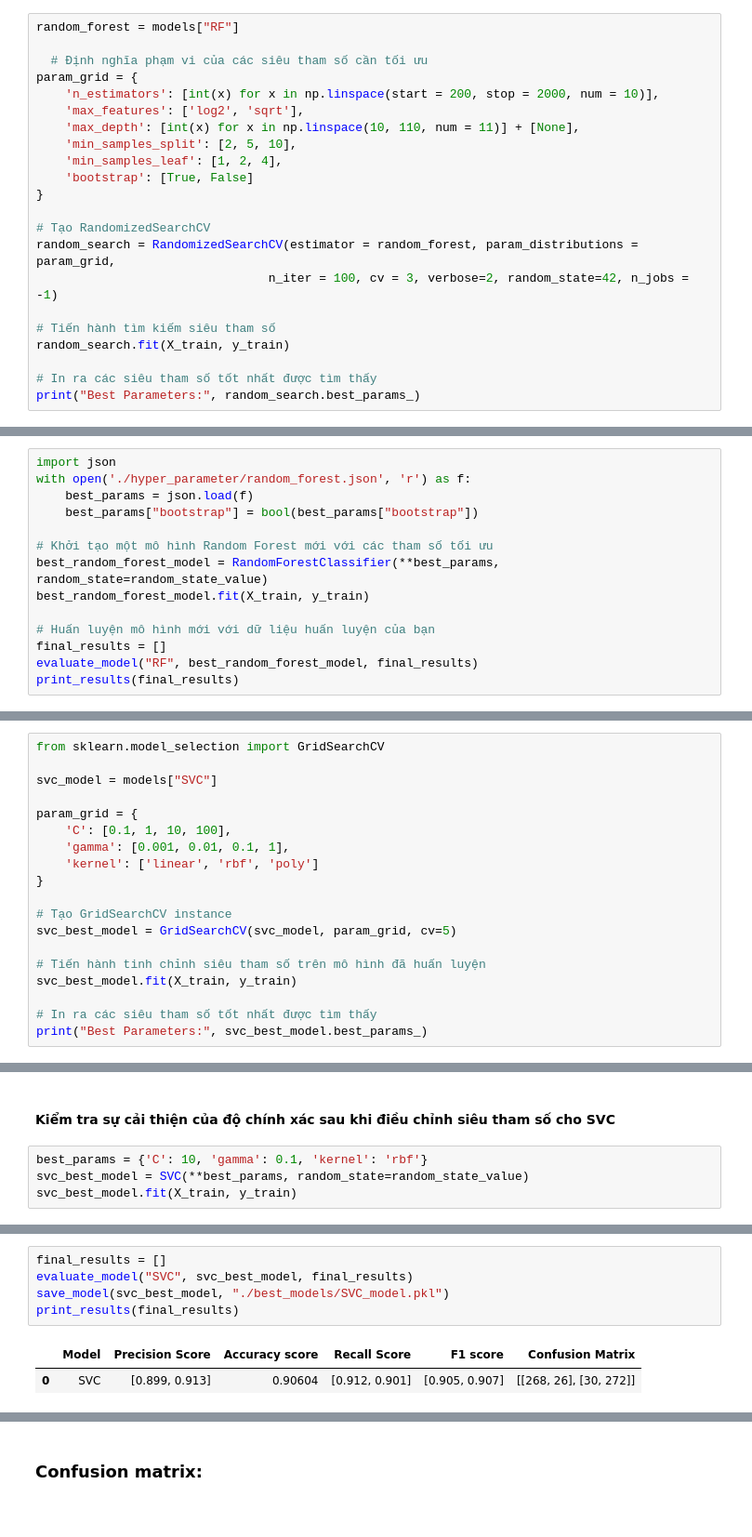
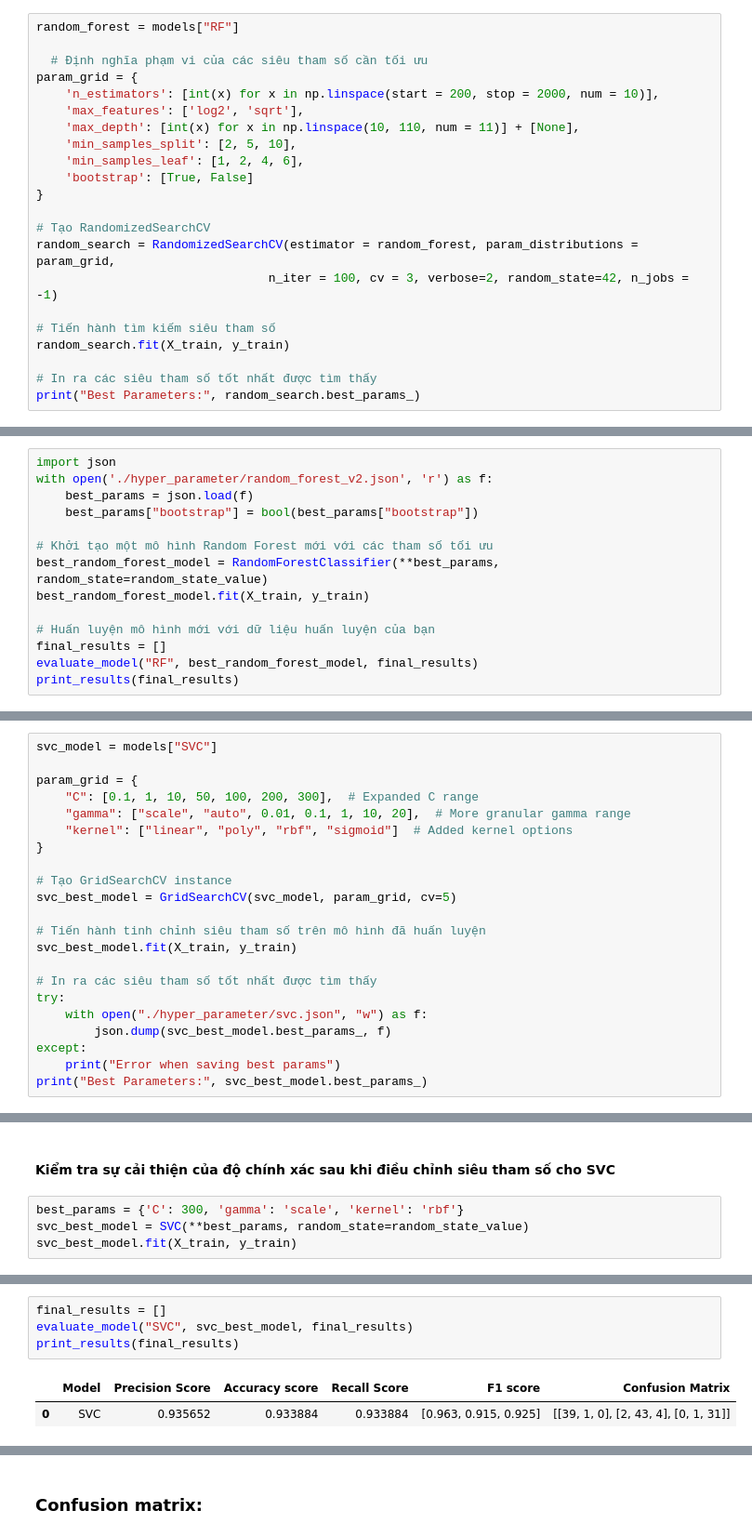
Before and after one commit to tranhuutuan261103/Gym-Exercise-Correction, a Jupyter notebook: trainning/lunge_model/sklearn.ipynb, the cells around one changed output, grey strips where cells are left out. Shown at 93% size. Saved outputs shown, nothing was run; the diff lists cells and outputs as text.

```diff
--- a/trainning/lunge_model/sklearn.ipynb
+++ b/trainning/lunge_model/sklearn.ipynb
@@ -239,7 +244,7 @@ param_grid = {
     'max_features': ['log2', 'sqrt'],
     'max_depth': [int(x) for x in np.linspace(10, 110, num = 11)] + [None],
     'min_samples_split': [2, 5, 10],
-    'min_samples_leaf': [1, 2, 4],
+    'min_samples_leaf': [1, 2, 4, 6],
     'bootstrap': [True, False]
 }
 
@@ -258,7 +264,7 @@ print("Best Parameters:", random_search.best_params_)
 #### Kiểm tra sự cải thiện của độ chính xác sau khi điều chỉnh siêu tham số cho Random Forest
 # %%
 import json
-with open('./hyper_parameter/random_forest.json', 'r') as f:
+with open('./hyper_parameter/random_forest_v2.json', 'r') as f:
     best_params = json.load(f)
     best_params["bootstrap"] = bool(best_params["bootstrap"])
 
@@ -276,14 +282,12 @@ print_results(final_results)
 # %% [markdown]
 ### b. Điều chỉnh siêu tham số cho SVC
 # %%
-from sklearn.model_selection import GridSearchCV
-
 svc_model = models["SVC"]
 
 param_grid = {
-    'C': [0.1, 1, 10, 100],
-    'gamma': [0.001, 0.01, 0.1, 1],
-    'kernel': ['linear', 'rbf', 'poly']
+    "C": [0.1, 1, 10, 50, 100, 200, 300],  # Expanded C range
+    "gamma": ["scale", "auto", 0.01, 0.1, 1, 10, 20],  # More granular gamma range
+    "kernel": ["linear", "poly", "rbf", "sigmoid"]  # Added kernel options
 }
 
 # Tạo GridSearchCV instance
@@ -293,5 +297,10 @@ svc_best_model = GridSearchCV(svc_model, param_grid, cv=5)
 svc_best_model.fit(X_train, y_train)
 
 # In ra các siêu tham số tốt nhất được tìm thấy
+try:
+    with open("./hyper_parameter/svc.json", "w") as f:
+        json.dump(svc_best_model.best_params_, f)
+except:
+    print("Error when saving best params")
 print("Best Parameters:", svc_best_model.best_params_)
 # %% [output]
@@ -300,7 +308,7 @@ Test Accuracy: 0.9060402684563759
 # %% [markdown]
 #### Kiểm tra sự cải thiện của độ chính xác sau khi điều chỉnh siêu tham số cho SVC
 # %%
-best_params = {'C': 10, 'gamma': 0.1, 'kernel': 'rbf'}
+best_params = {'C': 300, 'gamma': 'scale', 'kernel': 'rbf'}
 svc_best_model = SVC(**best_params, random_state=random_state_value)
 svc_best_model.fit(X_train, y_train)
 # %% [output]
@@ -308,9 +316,8 @@ SVC(C=10, gamma=0.1, random_state=42)
 # %%
 final_results = []
 evaluate_model("SVC", svc_best_model, final_results)
-save_model(svc_best_model, "./best_models/SVC_model.pkl")
 print_results(final_results)
 # %% [output]
 |  | Model | Precision Score | Accuracy score | Recall Score | F1 score | Confusion Matrix |
-| 0 | SVC | [0.899, 0.913] | 0.90604 | [0.912, 0.901] | [0.905, 0.907] | [[268, 26], [30, 272]] |
+| 0 | SVC | 0.935652 | 0.933884 | 0.933884 | [0.963, 0.915, 0.925] | [[39, 1, 0], [2, 43, 4], [0, 1, 31]] |
 # %% [markdown]
```
Also changed, not shown: parts of 29 cells of this notebook, 11 other files.
